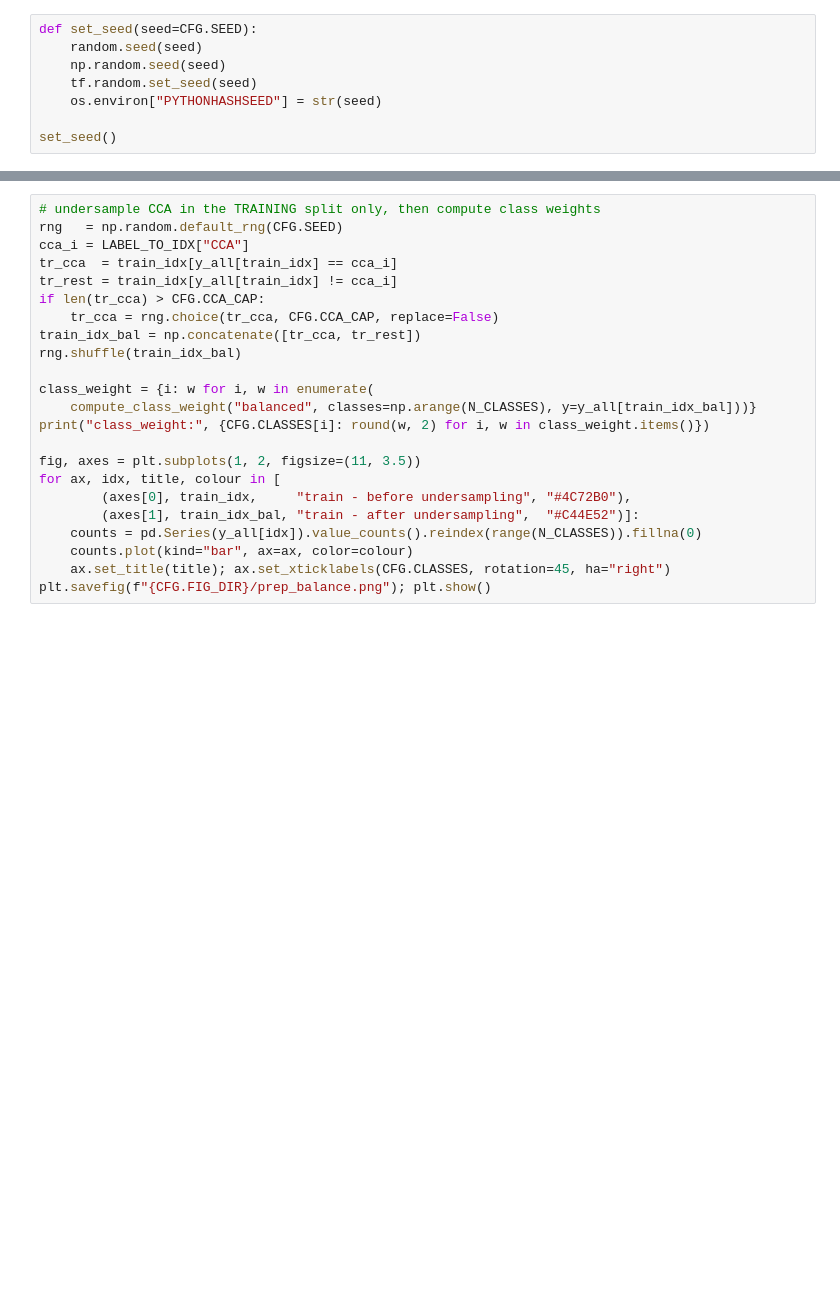
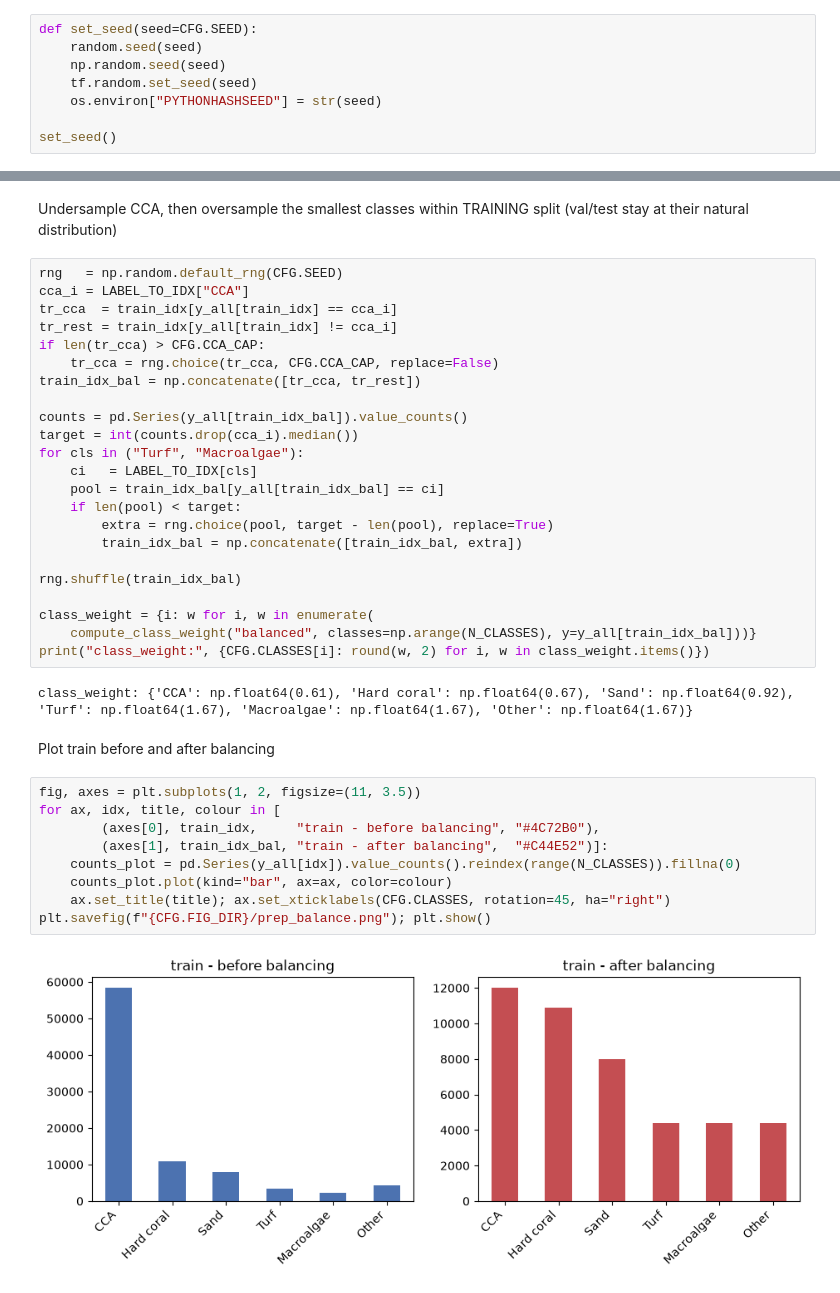
Before and after one commit to naawkaz/coral_classification, a Jupyter notebook: coral_classification.ipynb, the cells around one changed output, grey strips where cells are left out. Cells and saved outputs as stored; diff of their text form; blank space fills up the shorter version.

```diff
--- a/coral_classification.ipynb
+++ b/coral_classification.ipynb
@@ -307,23 +422,40 @@ for name, idx in [("train", train_idx), ("val", val_idx), ("test", test_idx)]:
+# %% [markdown]
+Undersample CCA, then oversample the smallest classes within TRAINING split (val/test stay at their natural distribution)
+# %%
+rng   = np.random.default_rng(CFG.SEED)
+cca_i = LABEL_TO_IDX["CCA"]
+tr_cca  = train_idx[y_all[train_idx] == cca_i]
+tr_rest = train_idx[y_all[train_idx] != cca_i]
+if len(tr_cca) > CFG.CCA_CAP:
+    tr_cca = rng.choice(tr_cca, CFG.CCA_CAP, replace=False)
+train_idx_bal = np.concatenate([tr_cca, tr_rest])
+
+counts = pd.Series(y_all[train_idx_bal]).value_counts()
+target = int(counts.drop(cca_i).median())
+for cls in ("Turf", "Macroalgae"):
+    ci   = LABEL_TO_IDX[cls]
+    pool = train_idx_bal[y_all[train_idx_bal] == ci]
+    if len(pool) < target:
+        extra = rng.choice(pool, target - len(pool), replace=True)
+        train_idx_bal = np.concatenate([train_idx_bal, extra])
+
+rng.shuffle(train_idx_bal)
+
+class_weight = {i: w for i, w in enumerate(
+    compute_class_weight("balanced", classes=np.arange(N_CLASSES), y=y_all[train_idx_bal]))}
+print("class_weight:", {CFG.CLASSES[i]: round(w, 2) for i, w in class_weight.items()})
+# %% [output]
+class_weight: {'CCA': np.float64(0.61), 'Hard coral': np.float64(0.67), 'Sand': np.float64(0.92), 'Turf': np.float64(1.67), 'Macroalgae': np.float64(1.67), 'Other': np.float64(1.67)}
+# %% [markdown]
+Plot train before and after balancing
 # %%
-# undersample CCA in the TRAINING split only, then compute class weights
-rng   = np.random.default_rng(CFG.SEED)
-cca_i = LABEL_TO_IDX["CCA"]
-tr_cca  = train_idx[y_all[train_idx] == cca_i]
-tr_rest = train_idx[y_all[train_idx] != cca_i]
-if len(tr_cca) > CFG.CCA_CAP:
-    tr_cca = rng.choice(tr_cca, CFG.CCA_CAP, replace=False)
-train_idx_bal = np.concatenate([tr_cca, tr_rest])
-rng.shuffle(train_idx_bal)
-
-class_weight = {i: w for i, w in enumerate(
-    compute_class_weight("balanced", classes=np.arange(N_CLASSES), y=y_all[train_idx_bal]))}
-print("class_weight:", {CFG.CLASSES[i]: round(w, 2) for i, w in class_weight.items()})
-
 fig, axes = plt.subplots(1, 2, figsize=(11, 3.5))
 for ax, idx, title, colour in [
-        (axes[0], train_idx,     "train - before undersampling", "#4C72B0"),
-        (axes[1], train_idx_bal, "train - after undersampling",  "#C44E52")]:
-    counts = pd.Series(y_all[idx]).value_counts().reindex(range(N_CLASSES)).fillna(0)
-    counts.plot(kind="bar", ax=ax, color=colour)
+        (axes[0], train_idx,     "train - before balancing", "#4C72B0"),
+        (axes[1], train_idx_bal, "train - after balancing",  "#C44E52")]:
+    counts_plot = pd.Series(y_all[idx]).value_counts().reindex(range(N_CLASSES)).fillna(0)
+    counts_plot.plot(kind="bar", ax=ax, color=colour)
     ax.set_title(title); ax.set_xticklabels(CFG.CLASSES, rotation=45, ha="right")
 plt.savefig(f"{CFG.FIG_DIR}/prep_balance.png"); plt.show()
+# %% [output]
+[figure, added]
```
Also changed, not shown: parts of 119 cells of this notebook, 1 other file.
